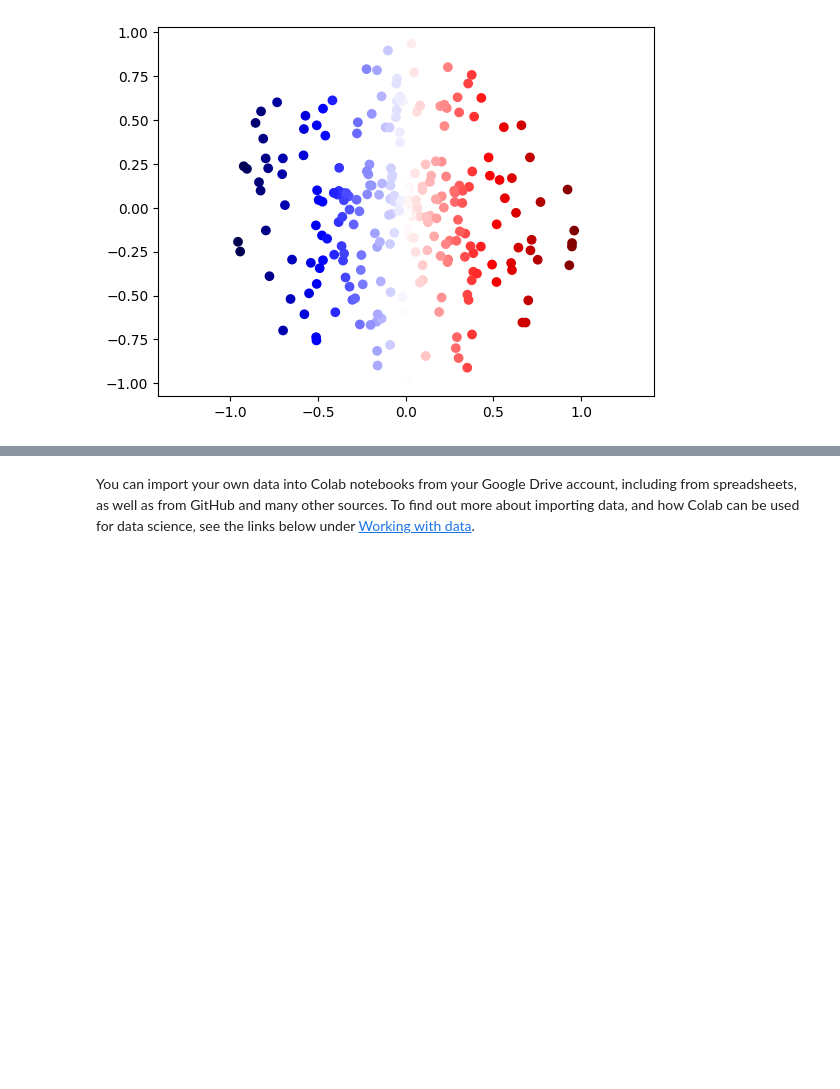
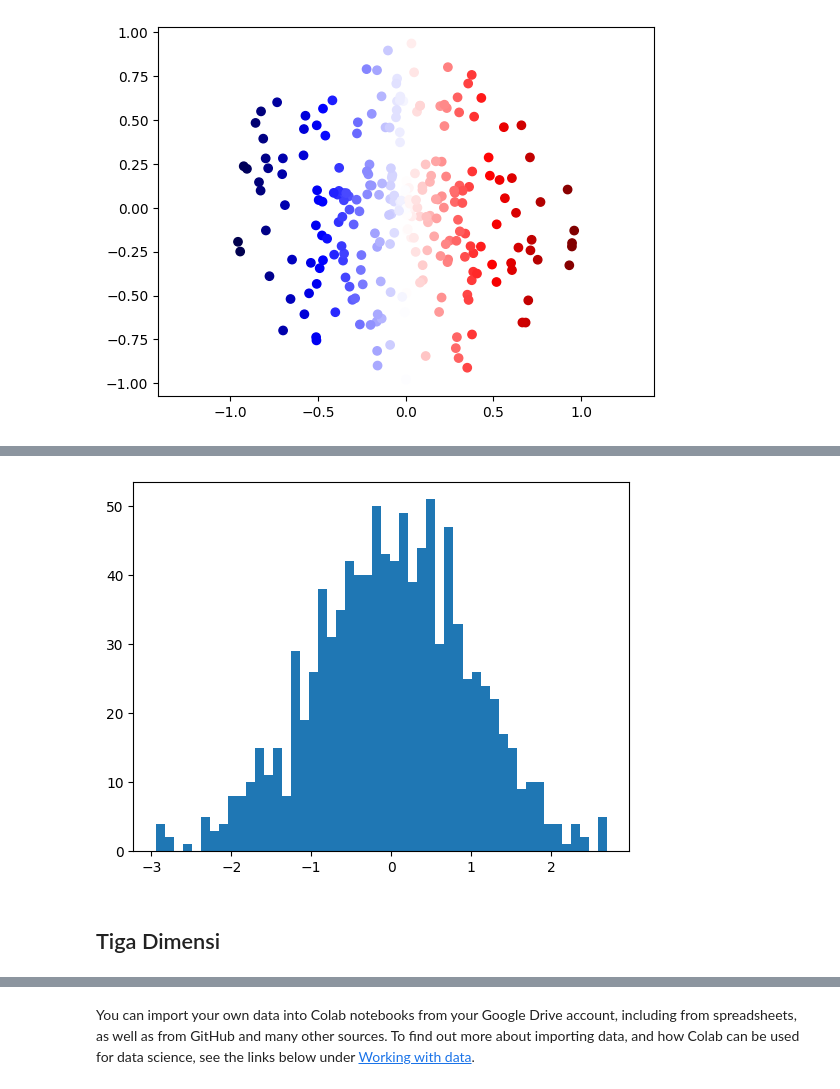
Before and after one commit to budsains/materi, a Jupyter notebook: material_book.ipynb, the cells around one changed output, grey strips where cells are left out. Drawn from its saved outputs; the diff is of its cells as text; code cells hidden in the pictures; blank space fills up the shorter version.

```diff
--- a/material_book.ipynb
+++ b/material_book.ipynb
@@ -478,0 +492,7 @@ plt.axis('equal');
+# %%
+numbers = np.random.randn(1000)
+plt.hist(numbers, bins=50);
+# %% [output]
+[figure, added]
+# %% [markdown]
+## Tiga Dimensi
```
Also changed, not shown: parts of 38 cells of this notebook.
